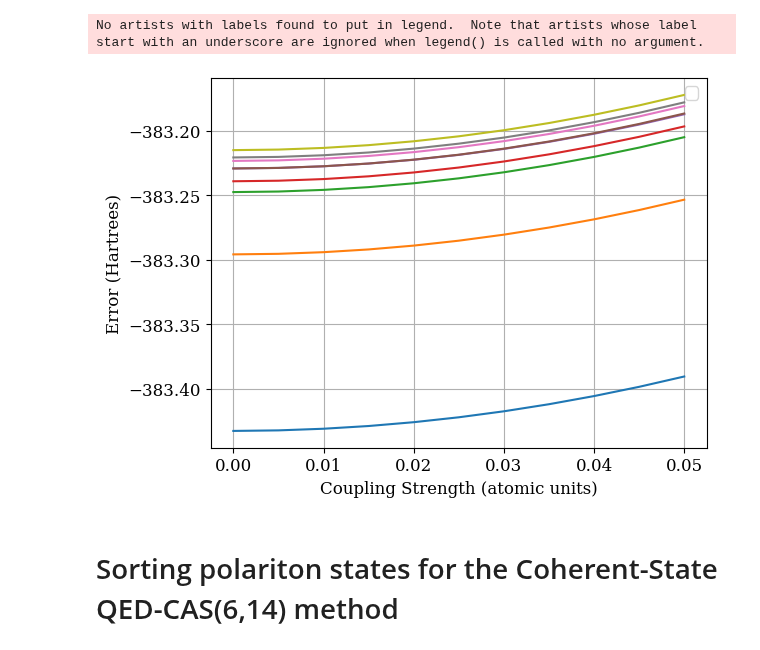
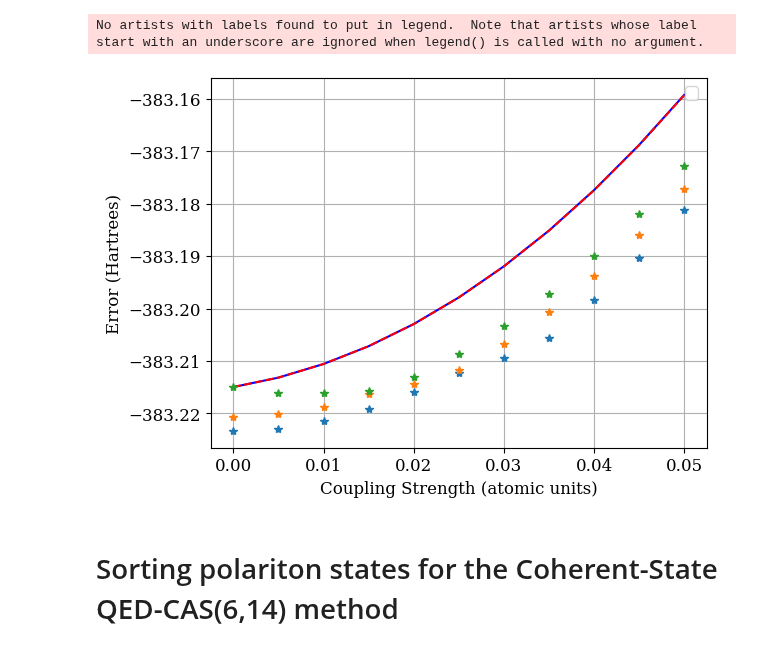
Before and after one commit to boss-bee/data_repository, a Jupyter notebook: json_scripts/napthelene.ipynb, the cells around one changed output. Saved outputs shown, nothing was run; the diff lists cells and outputs as text; code cells hidden in the pictures.

Commit message:
updated napth

```diff
--- a/json_scripts/napthelene.ipynb
+++ b/json_scripts/napthelene.ipynb
@@ -10,8 +10,8 @@ rcParams['font.size'] = 12
 # %%
 # json file name
 # uncc mac
-cs_dir = "/Users/jfoley19/Code/data_repository/Mapol/Napthalene/qed-ci/coherent_state_basis/"
-pn_dir = "/Users/jfoley19/Code/data_repository/Mapol/Napthalene/qed-ci/photon_number_basis/"
+cs_dir = "/Users/jfoley19/Code/data_repository/Mapol/Napthalene/qed_casci/coherent_state_basis/"
+pn_dir = "/Users/jfoley19/Code/data_repository/Mapol/Napthalene/qed_casci/photon_number_basis/"
 
 
 # imac
@@ -20,13 +20,13 @@ pn_dir = "/Users/jfoley19/Code/data_repository/Mapol/Napthalene/qed-ci/photon_nu
 #fci_dir = "/Users/jayfoley/Code/data_repository/Mapol/BH3/qed_fci/6-31g/coherent_state_basis/"
 
 
-cs_np_1 = cs_dir + "C10H8_qed-cas_cc-pVDZ_coherent_state_basis_1_10_10_omega_0.20345658854301973.json"
-cs_np_2 = cs_dir + "C10H8_qed-cas_cc-pVDZ_coherent_state_basis_2_10_10_omega_0.20345658854301973.json"
-cs_np_3 = cs_dir + "C10H8_qed-cas_cc-pVDZ_coherent_state_basis_3_10_10_omega_0.20345658854301973.json"
+cs_np_1 = cs_dir + "C10H8_qed-cas_cc-pVDZ_coherent_state_basis_1_10_10_omega_0.21767223258098056.json"
+cs_np_2 = cs_dir + "C10H8_qed-cas_cc-pVDZ_coherent_state_basis_2_10_10_omega_0.21767223258098056.json"
+cs_np_3 = cs_dir + "C10H8_qed-cas_cc-pVDZ_coherent_state_basis_3_10_10_omega_0.21767223258098056.json"
 
-pn_np_1 = pn_dir + "C10H8_number_basis_np_1_lambda_scan.json"
-pn_np_2 = pn_dir + "C10H8_number_basis_np_2_lambda_scan.json"
-pn_np_3 = pn_dir + "C10H8_number_basis_np_3_lambda_scan.json"
+pn_np_1 = pn_dir + "C10H8_qed-cas_cc-pVDZ_photon_number_basis_1_10_10_omega_0.21767223258098056.json"
+pn_np_2 = pn_dir + "C10H8_qed-cas_cc-pVDZ_photon_number_basis_2_10_10_omega_0.21767223258098056.json"
+pn_np_3 = pn_dir + "C10H8_qed-cas_cc-pVDZ_photon_number_basis_3_10_10_omega_0.21767223258098056.json"
 
 cs_np_1_data = json.load(open(cs_np_1))
 cs_np_2_data = json.load(open(cs_np_2))
@@ -48,26 +48,34 @@ l_data = np.array(cs_np_1_data["model"]["lambda"])
 # %%
 
 
-plt.plot(l_data[:,2], cs_np2_energy[:,0])
-plt.plot(l_data[:,2], cs_np2_energy[:,1])
-plt.plot(l_data[:,2], cs_np2_energy[:,2])
-plt.plot(l_data[:,2], cs_np2_energy[:,3])
-plt.plot(l_data[:,2], cs_np2_energy[:,4])
-plt.plot(l_data[:,2], cs_np2_energy[:,5])
-plt.plot(l_data[:,2], cs_np2_energy[:,6])
-plt.plot(l_data[:,2], cs_np2_energy[:,7])
-plt.plot(l_data[:,2], cs_np2_energy[:,8])
+plt.plot(l_data[:,1], cs_np2_energy[:,8], 'blue')
+plt.plot(l_data[:,1], cs_np3_energy[:,8], 'r--')
+#plt.plot(l_data[:,1], cs_np3_energy[:,1])
+#plt.plot(l_data[:,1], cs_np3_energy[:,2], '*')
+#plt.plot(l_data[:,1], cs_np3_energy[:,3], '*')
+#plt.plot(l_data[:,1], cs_np3_energy[:,4], '*')
+plt.plot(l_data[:,1], cs_np3_energy[:,5], '*')
+plt.plot(l_data[:,1], cs_np3_energy[:,6], '*')
+plt.plot(l_data[:,1], cs_np3_energy[:,7], '*')
+#plt.plot(l_data[:,1], cs_np3_energy[:,8], '*')
+
 
 plt.xlabel("Coupling Strength (atomic units)")
 plt.ylabel("Error (Hartrees)")
 #plt.ylim(5e-4, 1e-1)
 plt.legend()
 plt.grid()
 #plt.xlim(0, 0.05)
 plt.show()
+
+cs_3_state_characters = {"0" : "singlet, 0 photon, 0.960 reference",
+                         "7" : "singlet, 0 photon, -0.634, -0.634",
+                         "8" : "singlet, 0 photon, 0.960 reference",
+
+}
 # %% [output]
 No artists with labels found to put in legend.  Note that artists whose label start with an underscore are ignored when legend() is called with no argument.
-[figure, old version]
+[figure, new version]
 # %% [markdown]
 # Sorting polariton states for the Coherent-State QED-CAS(6,14) method
 # %%
```
